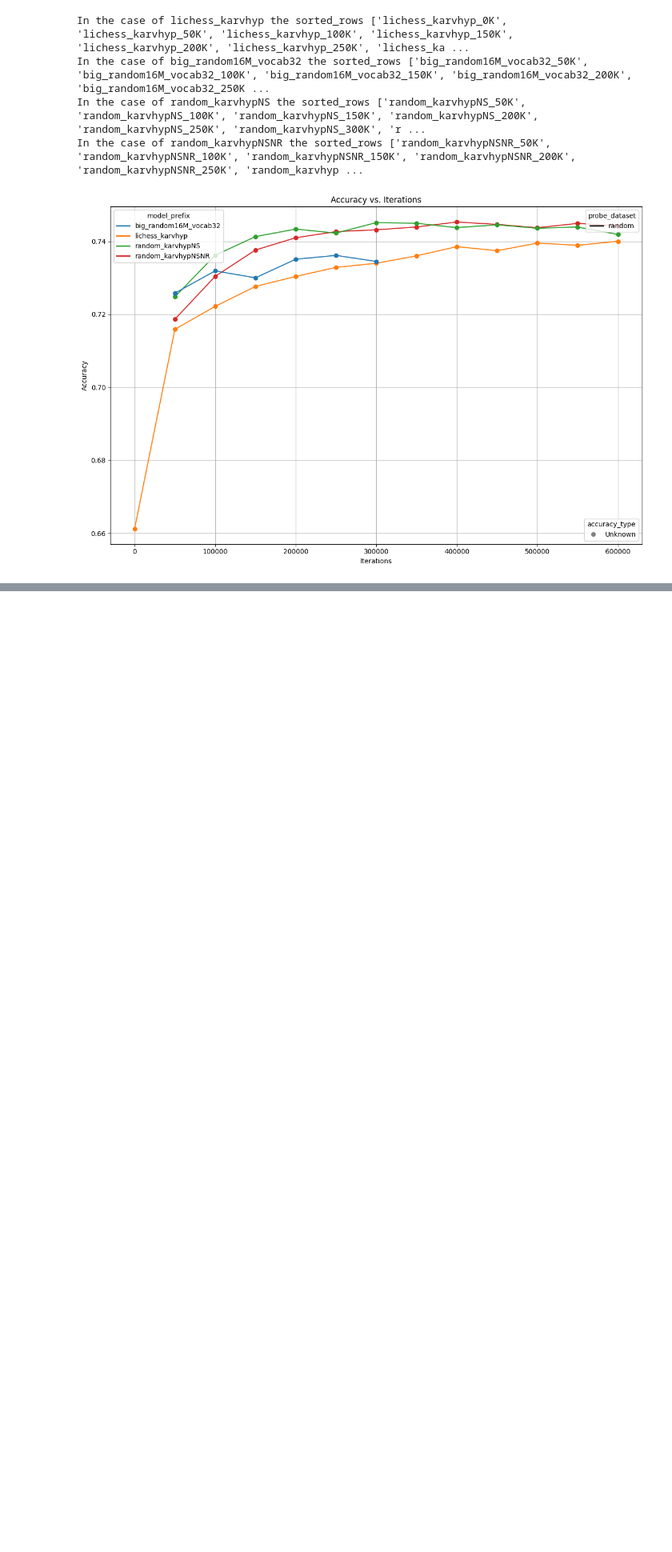
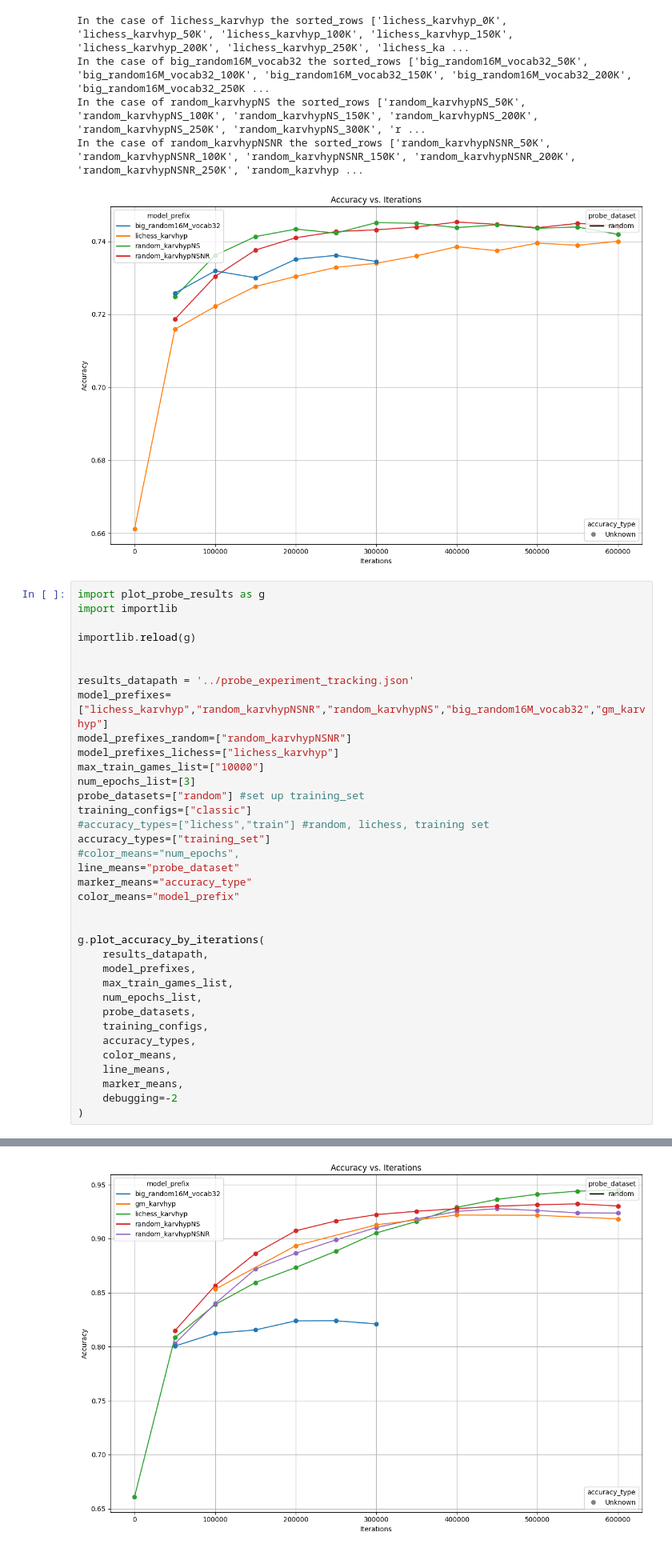
Before and after one commit to MarcosElFlamenco/NewInterpretability, a Jupyter notebook: ploting/view_probe_results.ipynb, the cells around one changed output, grey strips where cells are left out. Shown: that part at 80% size. Drawn from its saved outputs; the diff is of its cells as text; blank space fills up the shorter version.

Commit message:
extra results

```diff
--- a/ploting/view_probe_results.ipynb
+++ b/ploting/view_probe_results.ipynb
@@ -40,3 +40,40 @@ In the case of big_random16M_vocab32 the sorted_rows ['big_random16M_vocab32_50K
 In the case of random_karvhypNS the sorted_rows ['random_karvhypNS_50K', 'random_karvhypNS_100K', 'random_karvhypNS_150K', 'random_karvhypNS_200K', 'random_karvhypNS_250K', 'random_karvhypNS_300K', 'r ...
 In the case of random_karvhypNSNR the sorted_rows ['random_karvhypNSNR_50K', 'random_karvhypNSNR_100K', 'random_karvhypNSNR_150K', 'random_karvhypNSNR_200K', 'random_karvhypNSNR_250K', 'random_karvhyp ...
 [figure]
+# %%
+import plot_probe_results as g
+import importlib
+
+importlib.reload(g)
+
+
+results_datapath = '../probe_experiment_tracking.json'
+model_prefixes=["lichess_karvhyp","random_karvhypNSNR","random_karvhypNS","big_random16M_vocab32","gm_karvhyp"]
+model_prefixes_random=["random_karvhypNSNR"]
+model_prefixes_lichess=["lichess_karvhyp"]
+max_train_games_list=["10000"]
+num_epochs_list=[3]
+probe_datasets=["random"] #set up training_set
+training_configs=["classic"]
+#accuracy_types=["lichess","train"] #random, lichess, training set
+accuracy_types=["training_set"]
+#color_means="num_epochs",
+line_means="probe_dataset"
+marker_means="accuracy_type"
+color_means="model_prefix"
+
+
+g.plot_accuracy_by_iterations(
+    results_datapath,
+    model_prefixes,
+    max_train_games_list,
+    num_epochs_list,
+    probe_datasets,
+    training_configs,
+    accuracy_types,
+    color_means,
+    line_means,
+    marker_means,
+    debugging=-2
+)
+# %% [output]
@@ -43,3 +85,4 @@ In the case of random_karvhypNSNR the sorted_rows ['random_karvhypNSNR_50K', 'ra
+[figure, added]
 # %%
 importlib.reload(g)
 
```
Also changed, not shown: parts of 1 cell of this notebook, 2 other files.
